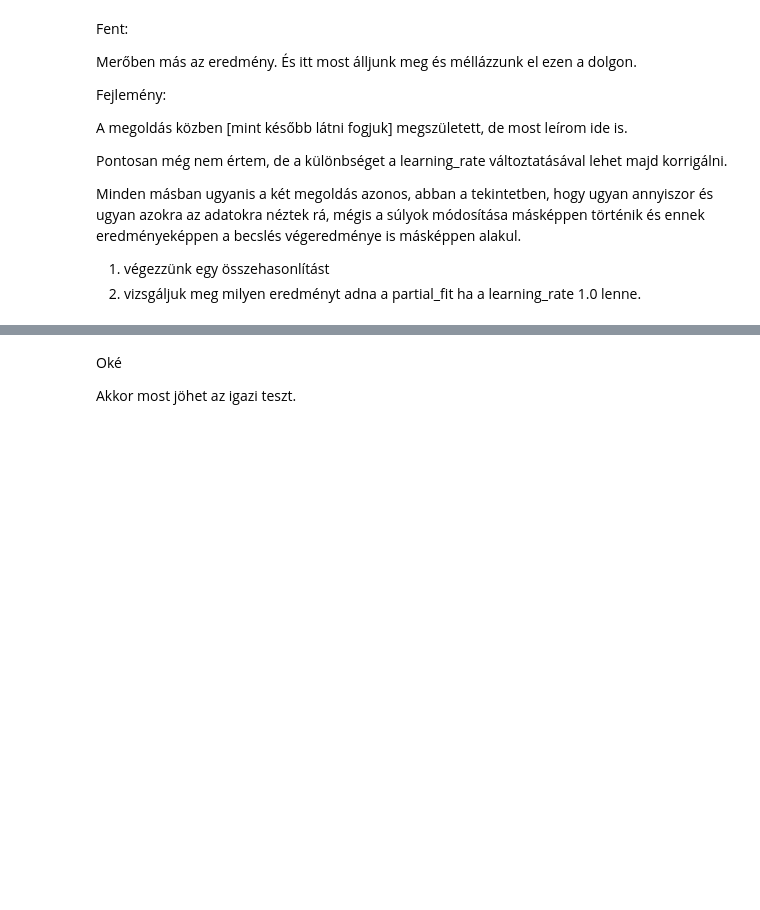
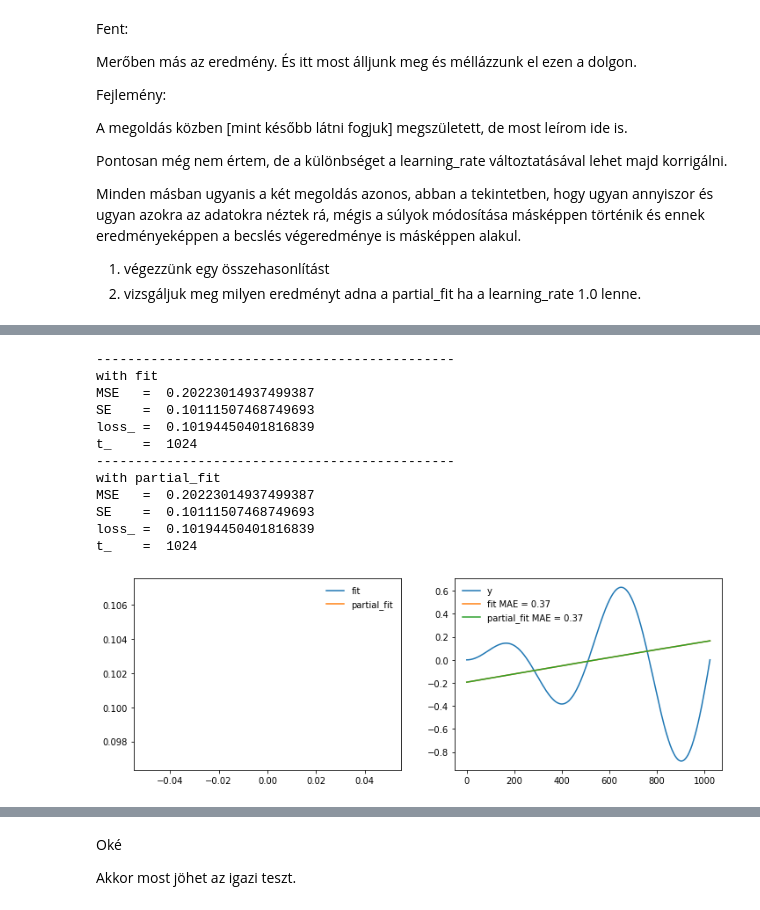
Before and after one commit to JoDeMiro/DeepLearningIntroduction, a Jupyter notebook: MLPRegressor_Study.ipynb, the cells around one changed output, grey strips where cells are left out. Cells and saved outputs as stored; diff of their text form; code cells hidden in the pictures; blank space fills up the shorter version.

```diff
--- a/MLPRegressor_Study.ipynb
+++ b/MLPRegressor_Study.ipynb
@@ -505,0 +592,2 @@ Minden másban ugyanis a két megoldás azonos, abban a tekintetben, hogy ugyan
+# %%
+batch_size = 1024
@@ -505,0 +662,48 @@ Minden másban ugyanis a két megoldás azonos, abban a tekintetben, hogy ugyan
+# %%
+partial_pred1 = partial_model_with_fit.predict(_x)                    # <- model 1
+partial_error1 = mean_squared_error(y, partial_pred1)
+partial_error1_ = mean_absolute_error(y, partial_pred1)
+partial_error1__  = ((y - partial_pred1) ** 2).mean() / 2
+
+partial_pred2 = partial_model_with_partial_fit.predict(_x)            # <- model 2
+partial_error2 = mean_squared_error(y, partial_pred2)
+partial_error2_ = mean_absolute_error(y, partial_pred2)
+partial_error2__  = ((y - partial_pred2) ** 2).mean() / 2
+
+print('----------------------------------------------')
+print('with fit')
+print('MSE   = ', partial_error1)
+print('SE    = ', partial_error1__)
+print('loss_ = ', partial_model_with_fit.loss_)
+print('t_    = ', partial_model_with_fit.t_)
+
+print('----------------------------------------------')
+print('with partial_fit')
+print('MSE   = ', partial_error2)
+print('SE    = ', partial_error2__)
+print('loss_ = ', partial_model_with_partial_fit.loss_)
+print('t_    = ', partial_model_with_partial_fit.t_)
+
+fig, (ax1, ax2) = plt.subplots(1, 2, figsize = (12, 4))
+ax1.plot(partial_model_with_fit.loss_curve_, label = 'fit')
+ax1.plot(partial_model_with_partial_fit.loss_curve_, label = 'partial_fit')
+ax1.legend(frameon = False)
+ax2.plot(y, label = 'y')
+ax2.plot(partial_pred1, label = 'fit ' + str('MAE = {:.2f}'.format(partial_error1_)))
+ax2.plot(partial_pred2, label = 'partial_fit ' + str('MAE = {:.2f}'.format(partial_error2_)))
+ax2.legend(frameon = False)
+plt.show()
+# %% [output]
+----------------------------------------------
+with fit
+MSE   =  0.20223014937499387
+SE    =  0.10111507468749693
+loss_ =  0.10194450401816839
+t_    =  1024
+----------------------------------------------
+with partial_fit
+MSE   =  0.20223014937499387
+SE    =  0.10111507468749693
+loss_ =  0.10194450401816839
+t_    =  1024
+[figure, added]
```
Also changed, not shown: parts of 19 cells of this notebook.
